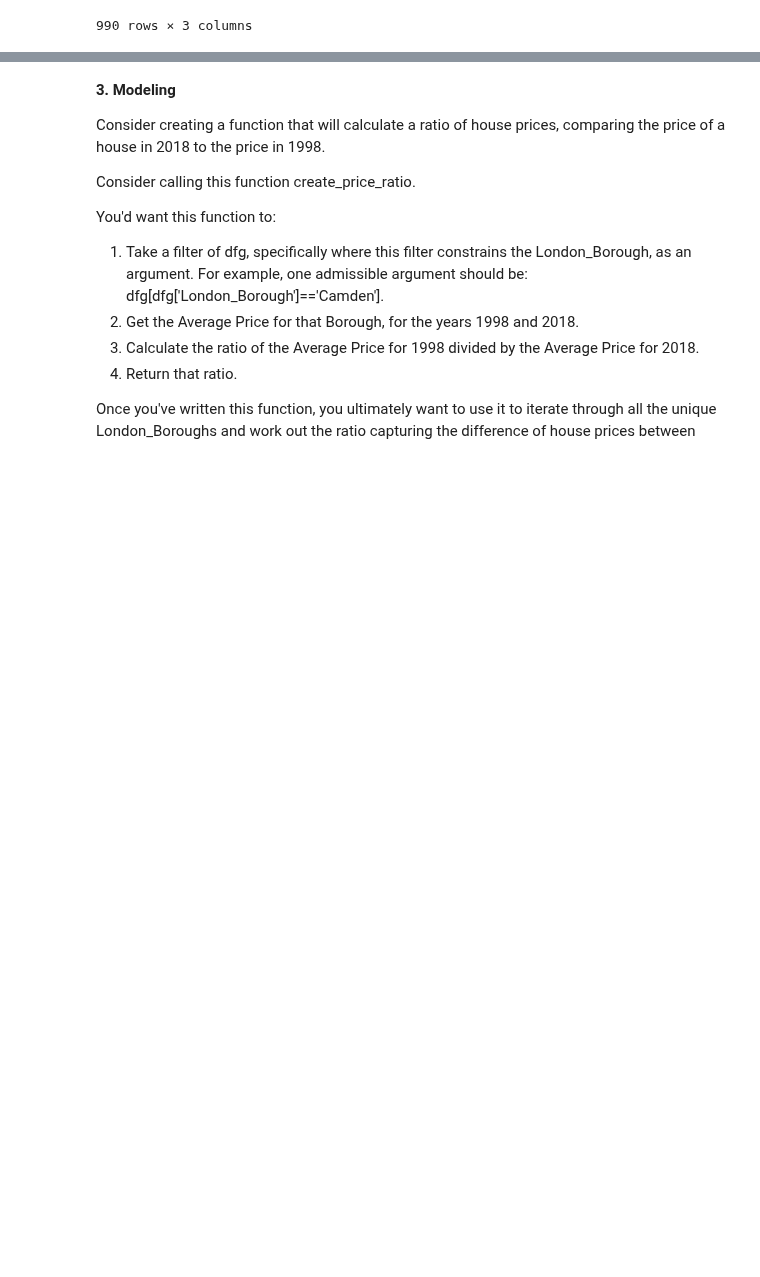
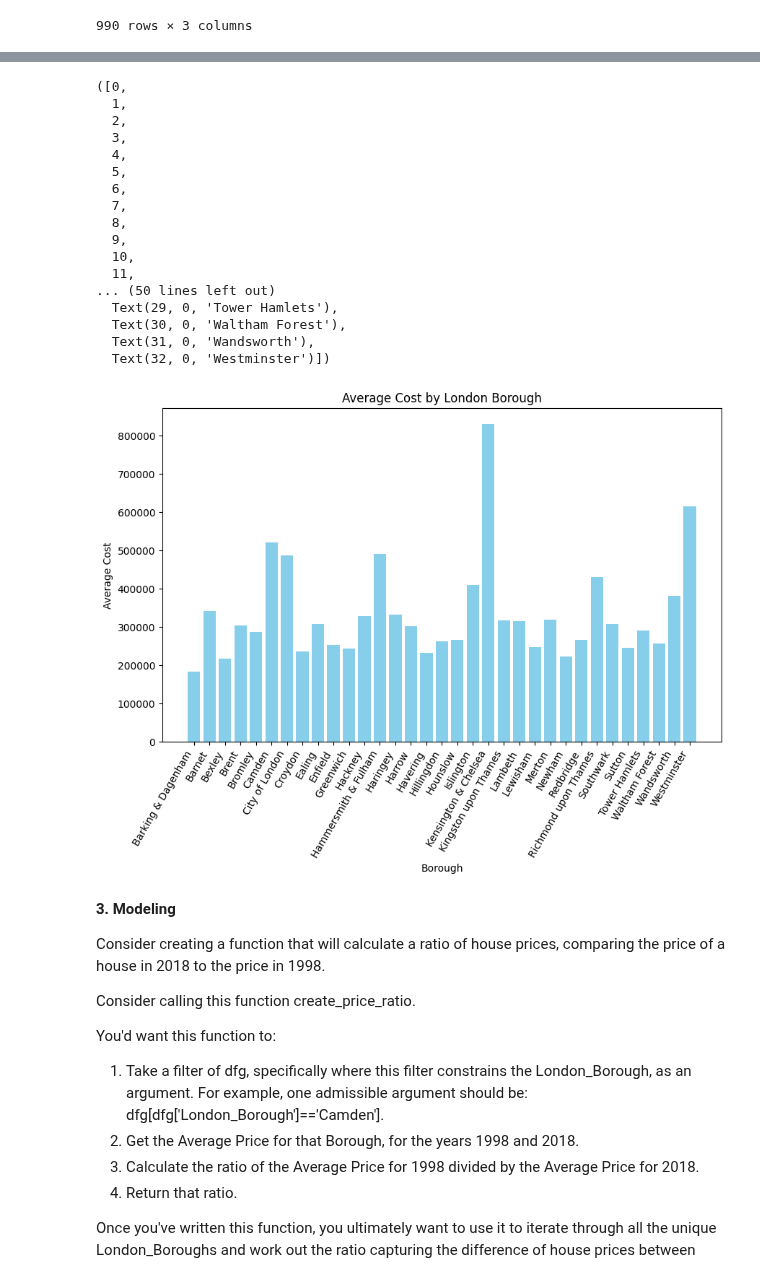
Before and after one commit to akshatha1017/Springboard, a Jupyter notebook: Unit_4_Challenge_Tier_3.ipynb, the cells around one changed output, grey strips where cells are left out. Saved outputs shown, nothing was run; the diff lists cells and outputs as text; code cells hidden in the pictures; blank space fills up the shorter version.

```diff
--- a/Unit_4_Challenge_Tier_3.ipynb
+++ b/Unit_4_Challenge_Tier_3.ipynb
@@ -439,0 +468,4 @@ dfg
+# %%
+average_price_df = cleaned_properties.groupby(by=['London_Borough'])["Average"].mean()
+average_price_df = average_price_df.reset_index()
+average_price_df
@@ -440,3 +490,30 @@ dfg
+# %%
+plt.figure(figsize = (10,6))
+plt.bar(average_price_df['London_Borough'], average_price_df['Average'], color = 'skyblue')
+
+plt.title("Average Cost by London Borough")
+plt.xlabel("Borough")
+plt.ylabel("Average Cost")
+plt.xticks(rotation=60, ha='right')
+# %% [output]
+([0,
+  1,
+  2,
+  3,
+  4,
+  5,
+  6,
+  7,
+  8,
+  9,
+  10,
+  11,
+... (50 lines left out)
+  Text(29, 0, 'Tower Hamlets'),
+  Text(30, 0, 'Waltham Forest'),
+  Text(31, 0, 'Wandsworth'),
+  Text(32, 0, 'Westminster')])
+[figure, added]
 # %% [markdown]
 **3. Modeling**
 
```
Also changed, not shown: parts of 5 cells of this notebook, 1 other file.
